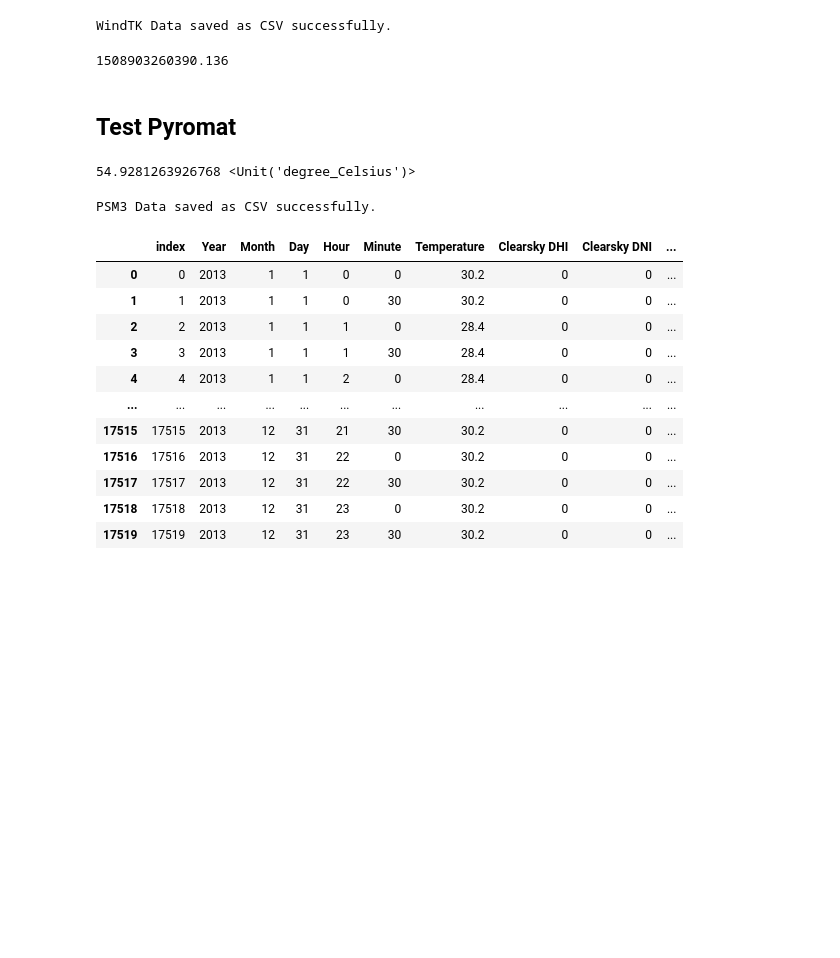
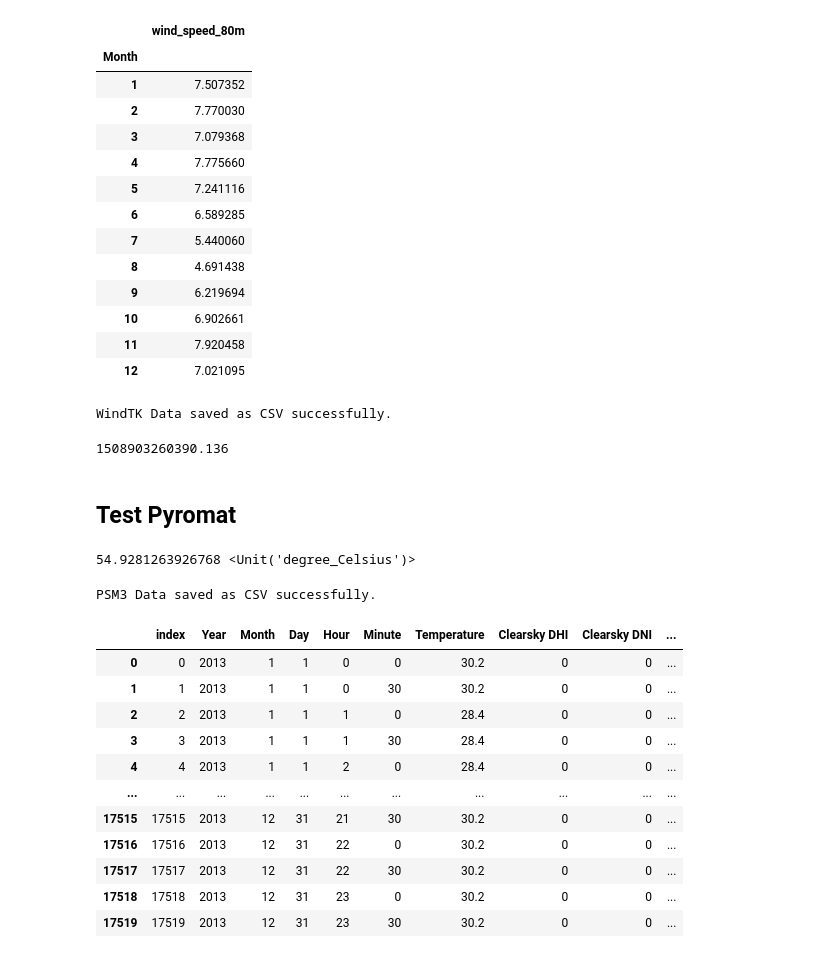
Before and after one commit to JSpencerPittman/Ecozo, a Jupyter notebook: DataExploration/Aeolus.ipynb, the cells around one changed output. Cells and saved outputs as stored; diff of their text form; code cells hidden in the pictures; blank space fills up the shorter version.

```diff
--- a/DataExploration/Aeolus.ipynb
+++ b/DataExploration/Aeolus.ipynb
@@ -17,3 +17,7 @@ from WindPower.WindTurbine import WindTurbine
 # %%
 latitude = 37.9543963
 longitude = -91.7831068
+# %%
+windtk_api = WindTKAPI()
+# %%
+df = windtk_api.get_dataframe(t1=(1,1), t2=(12,31))
@@ -20 +44,18 @@ longitude = -91.7831068
+# %%
+df.groupby('Month').mean()[['wind_speed_80m']]
+# %% [output]
+|  | wind_speed_80m |
+| Month |  |
+| 1 | 7.507352 |
+| 2 | 7.770030 |
+| 3 | 7.079368 |
+| 4 | 7.775660 |
+| 5 | 7.241116 |
+| 6 | 6.589285 |
+| 7 | 5.440060 |
+| 8 | 4.691438 |
+| 9 | 6.219694 |
+| 10 | 6.902661 |
+| 11 | 7.920458 |
+| 12 | 7.021095 |
 # %%
```
Also changed, not shown: parts of 2 cells of this notebook, 42 other files.
